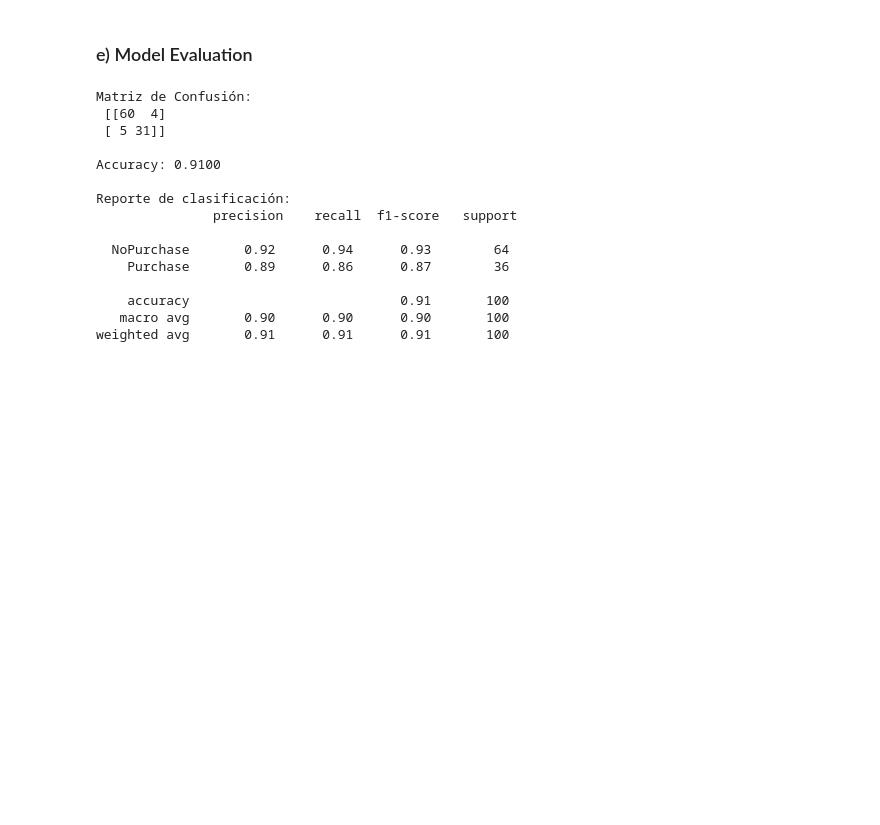
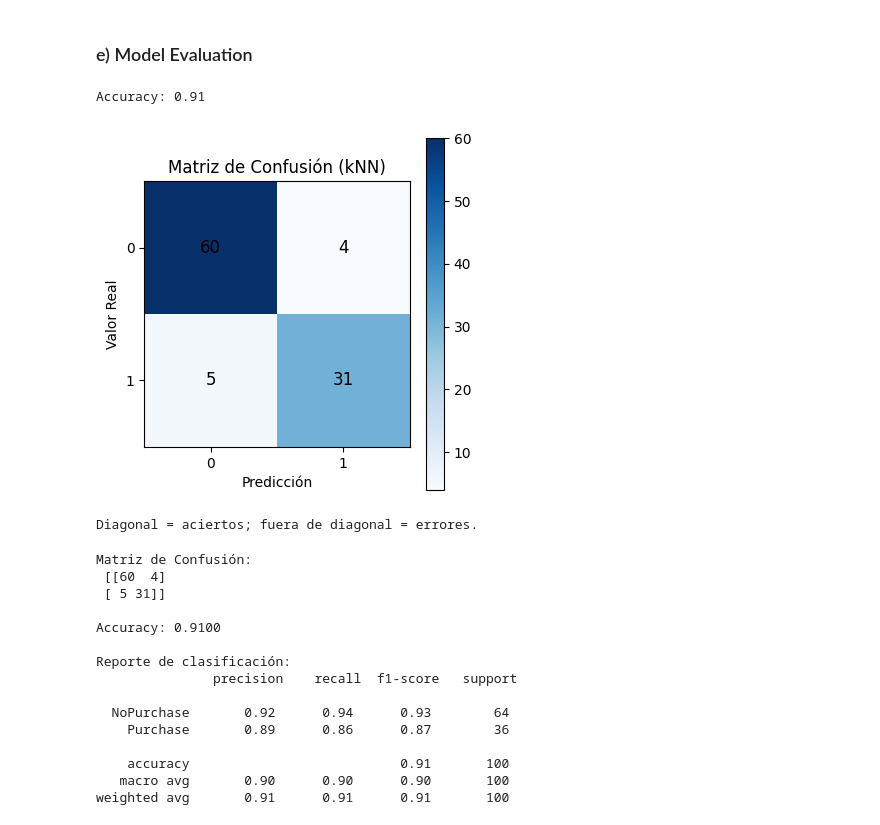
Before and after one commit to KevinShalom/Clasificiacion-Inteligente-de-Datos, a Jupyter notebook: Hands On 2/Hands_on_2_kNN_Notebook_(Tutorial).ipynb, the cells around one changed output. Drawn from its saved outputs; the diff is of its cells as text; code cells hidden in the pictures; blank space fills up the shorter version.

```diff
--- a/Hands On 2/Hands_on_2_kNN_Notebook_(Tutorial).ipynb
+++ b/Hands On 2/Hands_on_2_kNN_Notebook_(Tutorial).ipynb
@@ -105,6 +105,46 @@ Creamos una función que recibe (Age, EstimatedSalary) y devuelve ‘Purchase’
 En palabras simples: el modelo mira a quiénes se parece ese punto y vota lo que hicieron esos vecinos.
 # %% [markdown]
 ### e) Model Evaluation
+# %%
+# --- Model Evaluation: Matriz de Confusión (gráfico simple con matplotlib) ---
+from sklearn.metrics import confusion_matrix, accuracy_score
+import matplotlib.pyplot as plt
+
+# Predicciones y matriz
+y_pred = knn_clf.predict(X_test)
+cm = confusion_matrix(y_test, y_pred)
+acc = accuracy_score(y_test, y_pred)
+
+print(f"Accuracy: {acc:.2f}")
+
+# Gráfico simple de la matriz de confusión
+fig, ax = plt.subplots(figsize=(4, 4))
+im = ax.imshow(cm, cmap='Blues')
+ax.set_title('Matriz de Confusión (kNN)')
+ax.set_xlabel('Predicción')
+ax.set_ylabel('Valor Real')
+
+# Números dentro de cada celda
+for i in range(cm.shape[0]):
+    for j in range(cm.shape[1]):
+        ax.text(j, i, cm[i, j], ha='center', va='center', color='black', fontsize=12)
+
+# Ticks si hay dos clases (0 y 1)
+ax.set_xticks(range(cm.shape[1]))
+ax.set_yticks(range(cm.shape[0]))
+ax.set_xticklabels(['0','1'])
+ax.set_yticklabels(['0','1'])
+
+plt.colorbar(im)
+plt.tight_layout()
+plt.show()
+
+# Nota explicativa mínima
+print("Diagonal = aciertos; fuera de diagonal = errores.")
+# %% [output]
+Accuracy: 0.91
+[figure, added]
+Diagonal = aciertos; fuera de diagonal = errores.
 # %%
 
 from sklearn.metrics import confusion_matrix, accuracy_score, classification_report
```
